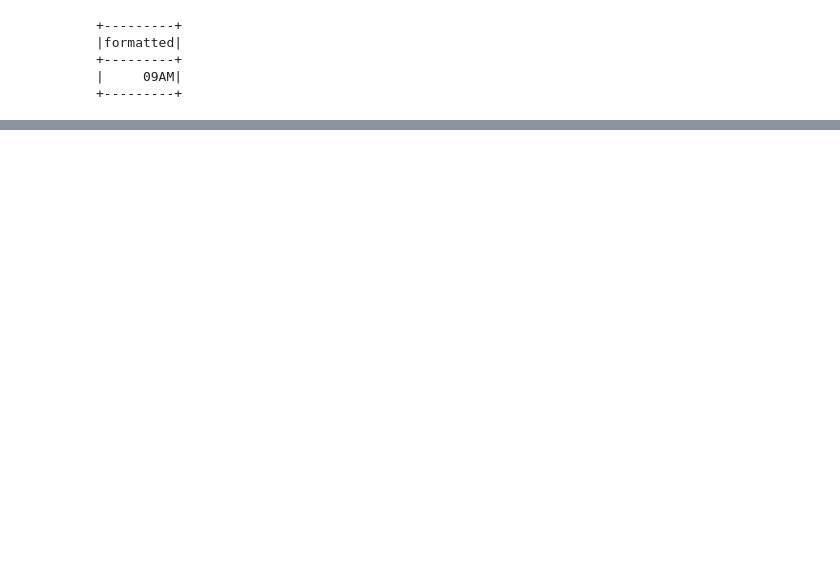
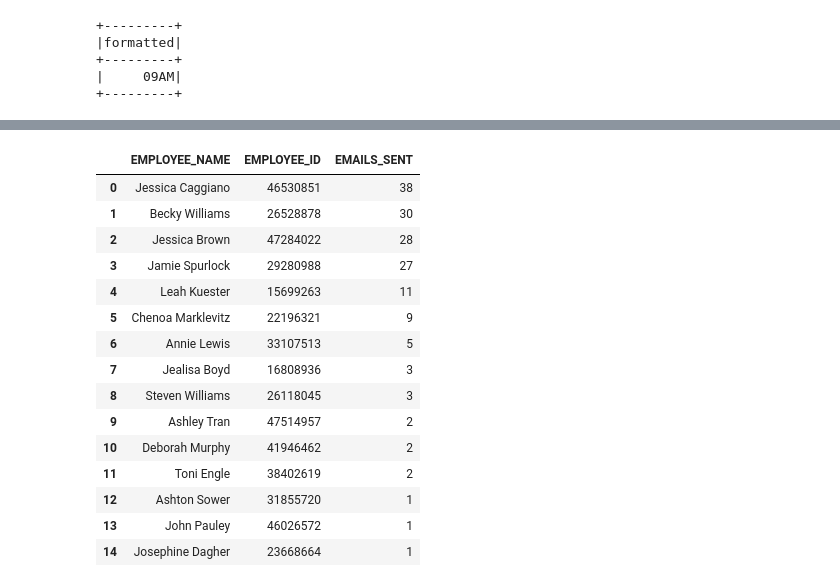
Before and after one commit to cpassorelli/call-reports, a Jupyter notebook: ipython/caller-statement-report.ipynb, the cells around one changed output, grey strips where cells are left out. Cells and saved outputs as stored; diff of their text form; code cells hidden in the pictures; blank space fills up the shorter version.

```diff
--- a/ipython/caller-statement-report.ipynb
+++ b/ipython/caller-statement-report.ipynb
@@ -414,0 +713,52 @@ FROM
+# %%
+query = """
+WITH
+EMAILS AS (
+    SELECT
+        EMPLOYEE_ID,
+        count(*) as EMAILS_SENT
+    FROM
+        STATEMENT_ACTIVITIES
+    WHERE
+        ACTIVITY = 'EMAIL'
+        AND ACTIVITY_DATE BETWEEN
+            current_timestamp() - interval '1 day'
+            AND current_timestamp()
+    GROUP BY
+        EMPLOYEE_ID
+)
+SELECT
+    EMPLOYEE_NAME,
+    EMAILS.*
+FROM
+    EMPLOYEES
+        INNER JOIN
+            EMAILS ON
+                EMPLOYEES.EMPLOYEE_ID = EMAILS.EMPLOYEE_ID
+ORDER BY
+    EMAILS_SENT DESC,
+    EMPLOYEE_NAME
+"""
+
+(
+    spark
+    .sql(query)
+    .toPandas()
+)
+# %% [output]
+|  | EMPLOYEE_NAME | EMPLOYEE_ID | EMAILS_SENT |
+| 0 | Jessica Caggiano | 46530851 | 38 |
+| 1 | Becky Williams | 26528878 | 30 |
+| 2 | Jessica Brown | 47284022 | 28 |
+| 3 | Jamie Spurlock | 29280988 | 27 |
+| 4 | Leah Kuester | 15699263 | 11 |
+| 5 | Chenoa Marklevitz | 22196321 | 9 |
+| 6 | Annie Lewis | 33107513 | 5 |
+| 7 | Jealisa Boyd | 16808936 | 3 |
+| 8 | Steven Williams | 26118045 | 3 |
+| 9 | Ashley Tran | 47514957 | 2 |
+| 10 | Deborah Murphy | 41946462 | 2 |
+| 11 | Toni Engle | 38402619 | 2 |
+| 12 | Ashton Sower | 31855720 | 1 |
+| 13 | John Pauley | 46026572 | 1 |
+| 14 | Josephine Dagher | 23668664 | 1 |
```
Also changed, not shown: parts of 24 cells of this notebook, 1 other file.
